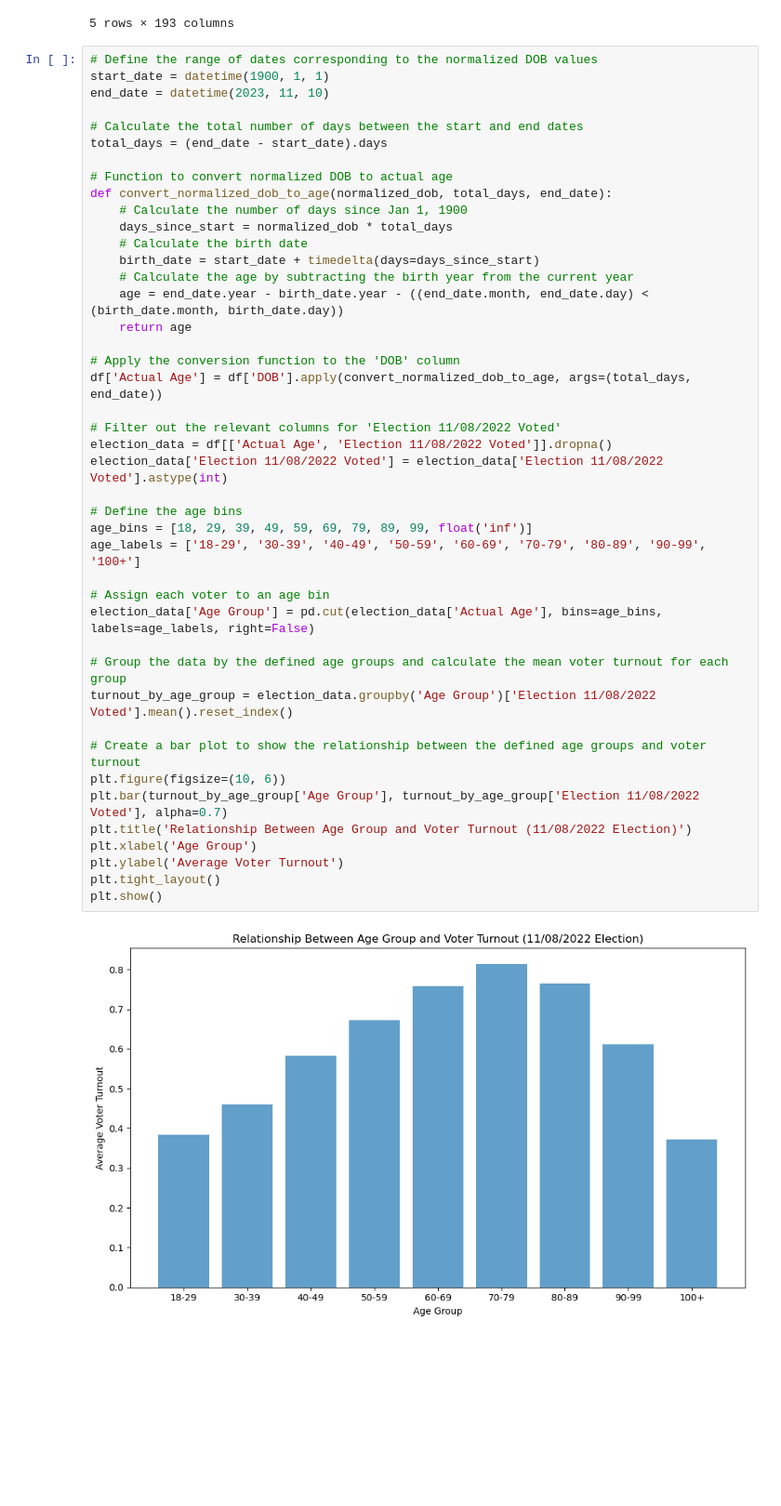
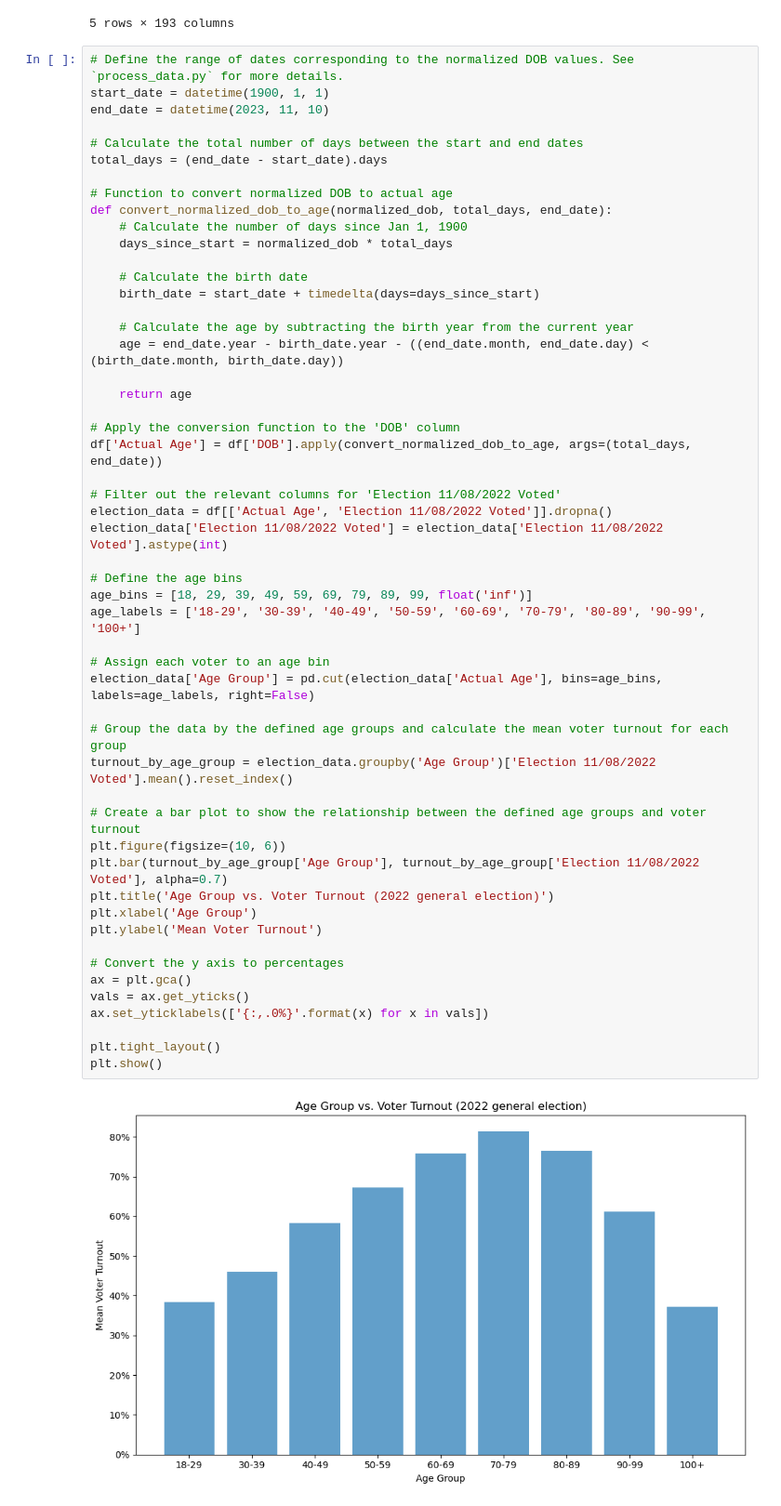
Before and after one commit to aaronzberger/VoterPrediction, a Jupyter notebook: EDA.ipynb, the cells around one changed output. Shown at 93% size. Drawn from its saved outputs; the diff is of its cells as text; blank space fills up the shorter version.

```diff
--- a/EDA.ipynb
+++ b/EDA.ipynb
@@ -113,7 +118,7 @@ df.head()
 | 4 | 0.406 | 0.881 | 1 | 0.881 | 0.996 | 1 | 0 | ... |
 5 rows × 193 columns
 # %%
-# Define the range of dates corresponding to the normalized DOB values
+# Define the range of dates corresponding to the normalized DOB values. See `process_data.py` for more details.
 start_date = datetime(1900, 1, 1)
 end_date = datetime(2023, 11, 10)
 
@@ -124,39 +129,48 @@ total_days = (end_date - start_date).days
 def convert_normalized_dob_to_age(normalized_dob, total_days, end_date):
     # Calculate the number of days since Jan 1, 1900
     days_since_start = normalized_dob * total_days
+
     # Calculate the birth date
     birth_date = start_date + timedelta(days=days_since_start)
+
     # Calculate the age by subtracting the birth year from the current year
     age = end_date.year - birth_date.year - ((end_date.month, end_date.day) < (birth_date.month, birth_date.day))
+
     return age
 
 # Apply the conversion function to the 'DOB' column
 df['Actual Age'] = df['DOB'].apply(convert_normalized_dob_to_age, args=(total_days, end_date))
 
 # Filter out the relevant columns for 'Election 11/08/2022 Voted'
 election_data = df[['Actual Age', 'Election 11/08/2022 Voted']].dropna()
 election_data['Election 11/08/2022 Voted'] = election_data['Election 11/08/2022 Voted'].astype(int)
 
 # Define the age bins
 age_bins = [18, 29, 39, 49, 59, 69, 79, 89, 99, float('inf')]
 age_labels = ['18-29', '30-39', '40-49', '50-59', '60-69', '70-79', '80-89', '90-99', '100+']
 
 # Assign each voter to an age bin
 election_data['Age Group'] = pd.cut(election_data['Actual Age'], bins=age_bins, labels=age_labels, right=False)
 
 # Group the data by the defined age groups and calculate the mean voter turnout for each group
 turnout_by_age_group = election_data.groupby('Age Group')['Election 11/08/2022 Voted'].mean().reset_index()
 
 # Create a bar plot to show the relationship between the defined age groups and voter turnout
 plt.figure(figsize=(10, 6))
 plt.bar(turnout_by_age_group['Age Group'], turnout_by_age_group['Election 11/08/2022 Voted'], alpha=0.7)
-plt.title('Relationship Between Age Group and Voter Turnout (11/08/2022 Election)')
+plt.title('Age Group vs. Voter Turnout (2022 general election)')
 plt.xlabel('Age Group')
-plt.ylabel('Average Voter Turnout')
+plt.ylabel('Mean Voter Turnout')
+
+# Convert the y axis to percentages
+ax = plt.gca()
+vals = ax.get_yticks()
+ax.set_yticklabels(['{:,.0%}'.format(x) for x in vals])
+
 plt.tight_layout()
 plt.show()
 # %% [output]
-[figure, old version]
+[figure, new version]
 # %%
 # Specify the exact gender columns if known
 gender_columns = ['Gender M', 'Gender F', 'Gender U']
```
Also changed, not shown: parts of 9 cells of this notebook.
